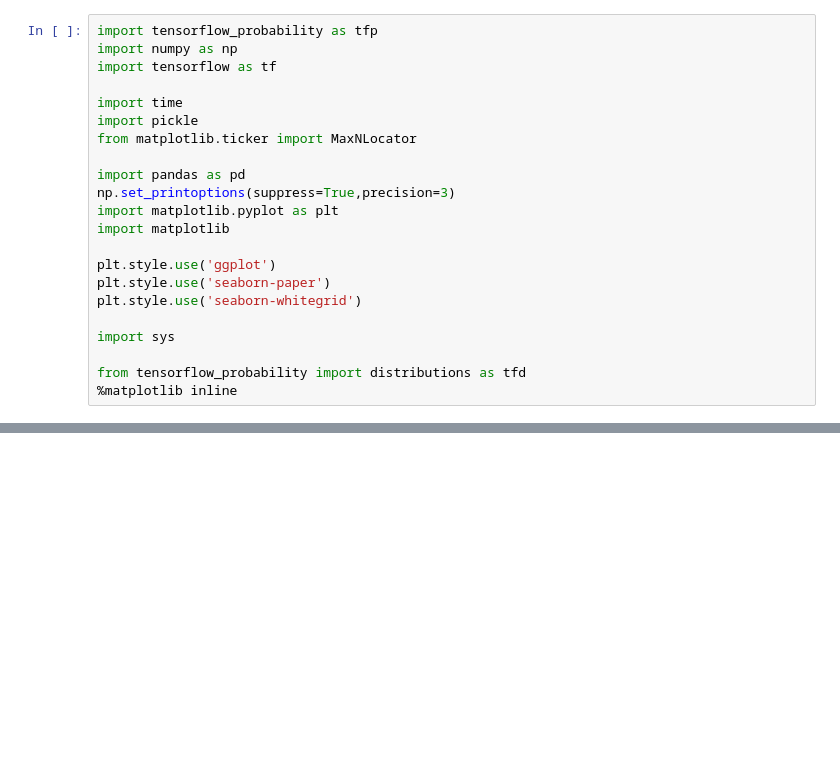
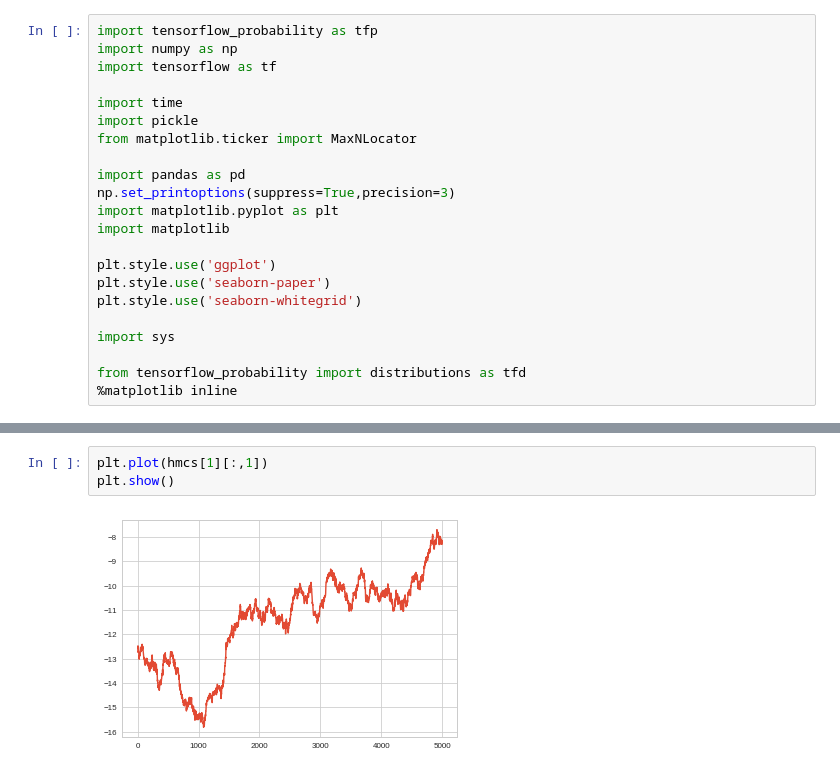
Before and after one commit to ctorney/moveNSGP, a Jupyter notebook: diagnostics/srf.ipynb, the cells around one changed output, grey strips where cells are left out. Cells and saved outputs as stored; diff of their text form; blank space fills up the shorter version.

```diff
--- a/diagnostics/srf.ipynb
+++ b/diagnostics/srf.ipynb
@@ -150,0 +166,5 @@ for i in range(num_runs):
+# %%
+plt.plot(hmcs[1][:,1])
+plt.show()
+# %% [output]
+[figure, added]
```
Also changed, not shown: parts of 10 cells of this notebook, 4 other files.
